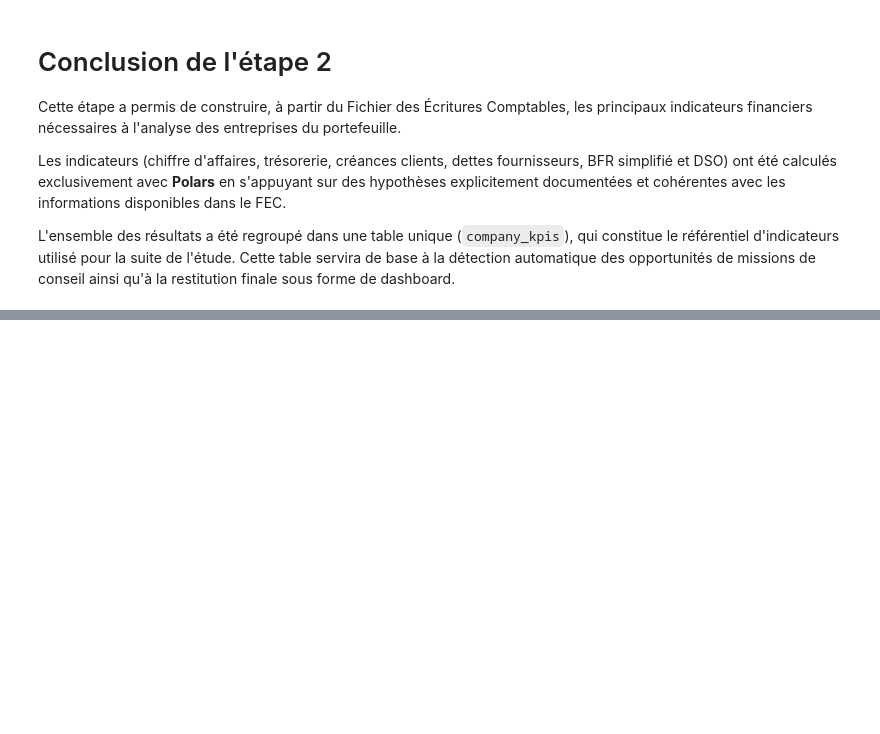
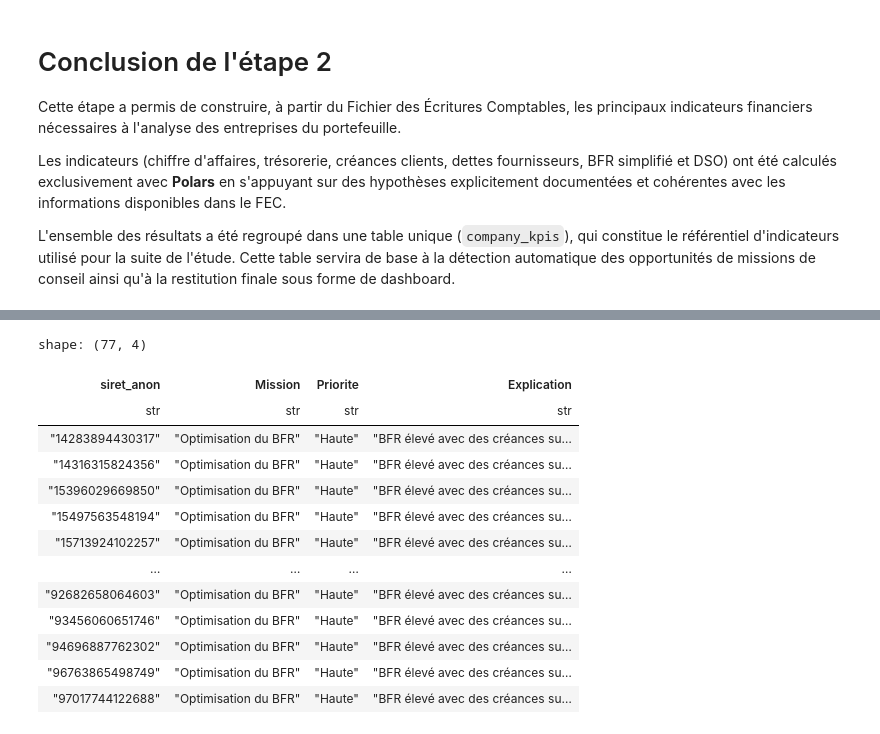
Before and after one commit to Magatte805/Test_data_Numeris, a Jupyter notebook: Notebooks/Analyse.ipynb, the cells around one changed output, grey strips where cells are left out. Cells and saved outputs as stored; diff of their text form; code cells hidden in the pictures; blank space fills up the shorter version.

```diff
--- a/Notebooks/Analyse.ipynb
+++ b/Notebooks/Analyse.ipynb
@@ -1167,0 +1299,43 @@ L'ensemble des résultats a été regroupé dans une table unique (`company_kpis
+# %%
+# Mission 2 - Optimisation du besoin en fonds de roulement (BFR)
+
+# Une entreprise est considérée comme prioritaire lorsque :
+
+# - son BFR est supérieur au troisième quartile ;
+# - ses créances clients sont supérieures à ses dettes fournisseurs.
+
+
+bfr_q3 = thresholds.item(0, "BFR_Q3")
+
+bfr_mission = (
+    company_kpis
+    .filter(
+        (pl.col("BFR") > bfr_q3) &
+        (pl.col("Creances_clients") > pl.col("Dettes_fournisseurs"))
+    )
+    .select(
+        "siret_anon",
+        pl.lit("Optimisation du BFR").alias("Mission"),
+        pl.lit("Haute").alias("Priorite"),
+        pl.lit(
+            "BFR élevé avec des créances supérieures aux dettes fournisseurs."
+        ).alias("Explication")
+    )
+)
+
+bfr_mission
+# %% [output]
+shape: (77, 4)
+| siret_anon | Mission | Priorite | Explication |
+| str | str | str | str |
+| "14283894430317" | "Optimisation du BFR" | "Haute" | "BFR élevé avec des créances su… |
+| "14316315824356" | "Optimisation du BFR" | "Haute" | "BFR élevé avec des créances su… |
+| "15396029669850" | "Optimisation du BFR" | "Haute" | "BFR élevé avec des créances su… |
+| "15497563548194" | "Optimisation du BFR" | "Haute" | "BFR élevé avec des créances su… |
+| "15713924102257" | "Optimisation du BFR" | "Haute" | "BFR élevé avec des créances su… |
+| … | … | … | … |
+| "92682658064603" | "Optimisation du BFR" | "Haute" | "BFR élevé avec des créances su… |
+| "93456060651746" | "Optimisation du BFR" | "Haute" | "BFR élevé avec des créances su… |
+| "94696887762302" | "Optimisation du BFR" | "Haute" | "BFR élevé avec des créances su… |
+| "96763865498749" | "Optimisation du BFR" | "Haute" | "BFR élevé avec des créances su… |
+| "97017744122688" | "Optimisation du BFR" | "Haute" | "BFR élevé avec des créances su… |
```
Also changed, not shown: parts of 19 cells of this notebook.
